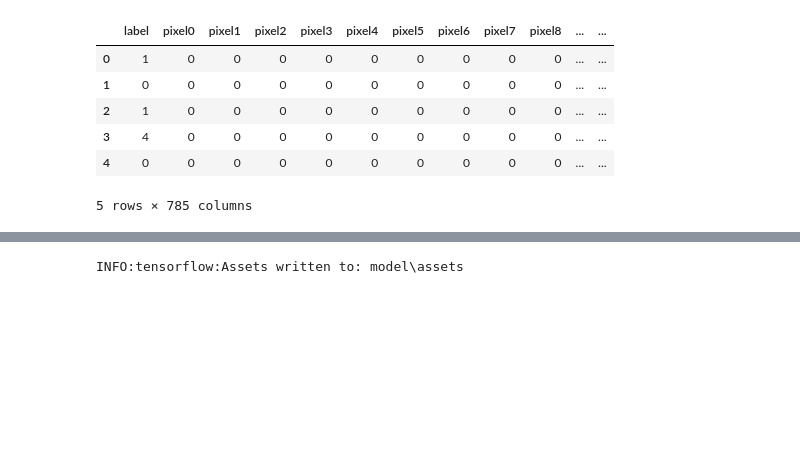
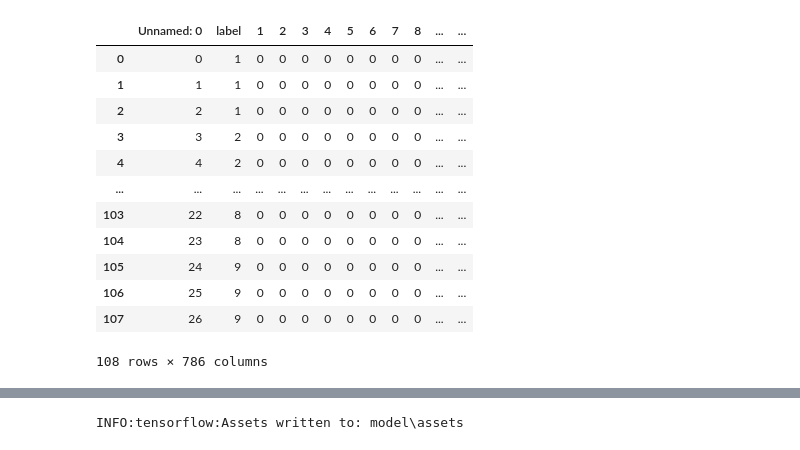
Before and after one commit to VickusWan/Sudoku-Solver-with-OPENCV, a Jupyter notebook: digit recognizer.ipynb, the cells around one changed output, grey strips where cells are left out. Drawn from its saved outputs; the diff is of its cells as text; code cells hidden in the pictures; blank space fills up the shorter version.

```diff
--- a/digit recognizer.ipynb
+++ b/digit recognizer.ipynb
@@ -14,15 +14,23 @@ test = pd.read_csv('digit-recognizer/test.csv')
 sudoku = pd.read_csv('sudoku_digits.csv')
+# %%
+sudoku
+# %% [output]
+|  | Unnamed: 0 | label | 1 | 2 | 3 | 4 | 5 | 6 | 7 | 8 | ... | ... |
+| 0 | 0 | 1 | 0 | 0 | 0 | 0 | 0 | 0 | 0 | 0 | ... | ... |
+| 1 | 1 | 1 | 0 | 0 | 0 | 0 | 0 | 0 | 0 | 0 | ... | ... |
+| 2 | 2 | 1 | 0 | 0 | 0 | 0 | 0 | 0 | 0 | 0 | ... | ... |
+| 3 | 3 | 2 | 0 | 0 | 0 | 0 | 0 | 0 | 0 | 0 | ... | ... |
+| 4 | 4 | 2 | 0 | 0 | 0 | 0 | 0 | 0 | 0 | 0 | ... | ... |
+| ... | ... | ... | ... | ... | ... | ... | ... | ... | ... | ... | ... | ... |
+| 103 | 22 | 8 | 0 | 0 | 0 | 0 | 0 | 0 | 0 | 0 | ... | ... |
+| 104 | 23 | 8 | 0 | 0 | 0 | 0 | 0 | 0 | 0 | 0 | ... | ... |
+| 105 | 24 | 9 | 0 | 0 | 0 | 0 | 0 | 0 | 0 | 0 | ... | ... |
+| 106 | 25 | 9 | 0 | 0 | 0 | 0 | 0 | 0 | 0 | 0 | ... | ... |
+| 107 | 26 | 9 | 0 | 0 | 0 | 0 | 0 | 0 | 0 | 0 | ... | ... |
+108 rows × 786 columns
 # %%
-cols = train.columns
+#cols = train.columns
 sudoku.drop('Unnamed: 0', axis=1, inplace=True)
-sudoku.columns = cols
-new = pd.concat([train, sudoku], axis=0, ignore_index=True)
-new
+#sudoku.columns = cols
+#new = pd.concat([train, sudoku], axis=0, ignore_index=True)
+new = sudoku
-# %% [output]
-|  | label | pixel0 | pixel1 | pixel2 | pixel3 | pixel4 | pixel5 | pixel6 | pixel7 | pixel8 | ... | ... |
-| 0 | 1 | 0 | 0 | 0 | 0 | 0 | 0 | 0 | 0 | 0 | ... | ... |
-| 1 | 0 | 0 | 0 | 0 | 0 | 0 | 0 | 0 | 0 | 0 | ... | ... |
-| 2 | 1 | 0 | 0 | 0 | 0 | 0 | 0 | 0 | 0 | 0 | ... | ... |
-| 3 | 4 | 0 | 0 | 0 | 0 | 0 | 0 | 0 | 0 | 0 | ... | ... |
-| 4 | 0 | 0 | 0 | 0 | 0 | 0 | 0 | 0 | 0 | 0 | ... | ... |
-5 rows × 785 columns
```
Also changed, not shown: parts of 13 cells of this notebook, 3 other files.
